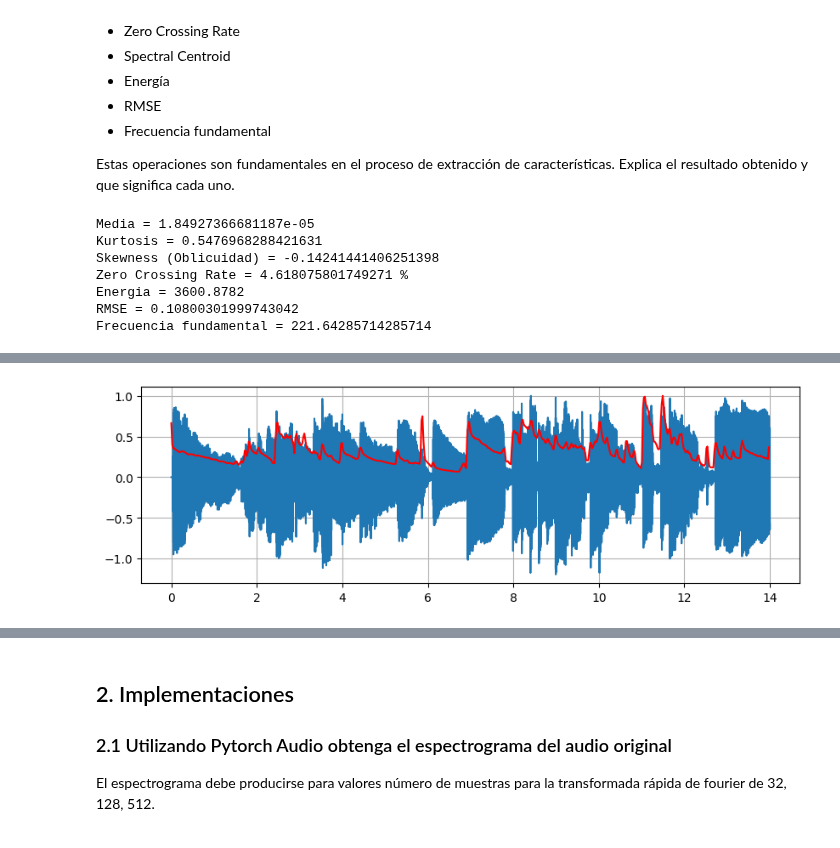
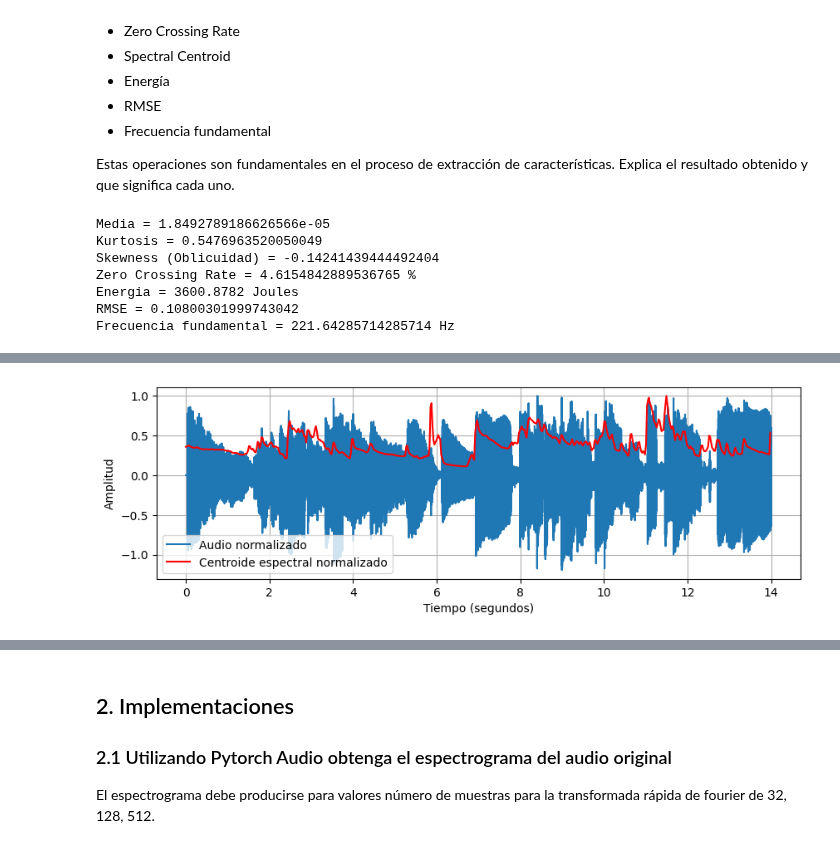
Before and after one commit to MatiasArmijo/Actividades-EIE-401-Matias-Armijo, a Jupyter notebook: actividad-6/Actividad_6_ArmijoMatias_204623155.ipynb, the cells around one changed output, grey strips where cells are left out. Saved outputs shown, nothing was run; the diff lists cells and outputs as text; code cells hidden in the pictures.

```diff
--- a/actividad-6/Actividad_6_ArmijoMatias_204623155.ipynb
+++ b/actividad-6/Actividad_6_ArmijoMatias_204623155.ipynb
@@ -34,11 +34,6 @@ import matplotlib.pyplot as plt
 import librosa
 import numpy as np
 import torch
-
-########### BORARA ESTA LIBRERIA ###########
-import scipy
-
-############################################
 
 # Carga de archivos con libros
 audio, fs = librosa.load("audio.wav")
@@ -85,7 +80,7 @@ zero_crossing_rate = zero_crossing_rate_function(audio)
 
 # Obtencion del spectral centroid
 def spectral_centroid_function(audio,fs):
-    spectral_centroids = librosa.feature.spectral_centroid(y=audio+0.1, sr=fs)[0]
+    spectral_centroids = librosa.feature.spectral_centroid(y=audio, sr=fs)[0]
     frames = range(len(spectral_centroids))
     t = librosa.frames_to_time(frames)
     return spectral_centroids, t
@@ -94,14 +89,17 @@ def spectral_centroid_function(audio,fs):
 spectral_centroid, t = spectral_centroid_function(audio,fs)
 
 plt.figure(figsize=(10,3))
-plt.plot(tiempo,audio/max(audio))
-plt.plot(t, spectral_centroid/max(spectral_centroid), color='r');
+plt.plot(tiempo,audio/max(audio),label='Audio normalizado')
+plt.plot(t, spectral_centroid/max(spectral_centroid), color='r', label='Centroide espectral normalizado');
 plt.grid(True)
+plt.legend()
+plt.xlabel('Tiempo (segundos)')
+plt.ylabel('Amplitud')
 
 # Energia del audio
 def energy_function(x):
     energia = np.sum(x ** 2)
-    print('Energia =', energia)
+    print('Energia =', energia, 'Joules')
     return energia
 
 energia = energy_function(audio)
@@ -115,7 +113,6 @@ def RMSE_function(x):
 RMSE = RMSE_function(audio)
 
 # Obtencion de la frecuencia fundamental
-
 def frecuencia_fundamental_function(x,fs):
 
     # Calcular la transformada de Fourier
@@ -130,16 +127,19 @@ def frecuencia_fundamental_function(x,fs):
     # Obtener la frecuencia fundamental
     frecuencia_fundamental = frecuencias[indice_pico]
 
-    print('Frecuencia fundamental =',frecuencia_fundamental)
+    print('Frecuencia fundamental =',frecuencia_fundamental, 'Hz')
 
     return frecuencia_fundamental
 
 frecuencia_fundamental = frecuencia_fundamental_function(audio,fs)
+
+
+Audio(audio,rate=fs)
 # %% [output]
-Media = 1.84927366681187e-05
-Kurtosis = 0.5476968288421631
-Skewness (Oblicuidad) = -0.14241441406251398
-Zero Crossing Rate = 4.618075801749271 %
-Energia = 3600.8782
+Media = 1.8492789186626566e-05
+Kurtosis = 0.5476963520050049
+Skewness (Oblicuidad) = -0.14241439444492404
+Zero Crossing Rate = 4.6154842889536765 %
+Energia = 3600.8782 Joules
 RMSE = 0.10800301999743042
-Frecuencia fundamental = 221.64285714285714
+Frecuencia fundamental = 221.64285714285714 Hz
@@ -146,2 +147,2 @@ Frecuencia fundamental = 221.64285714285714
-[figure, old version]
+[figure, new version]
 # %% [markdown]
```
Also changed, not shown: parts of 3 cells of this notebook.
